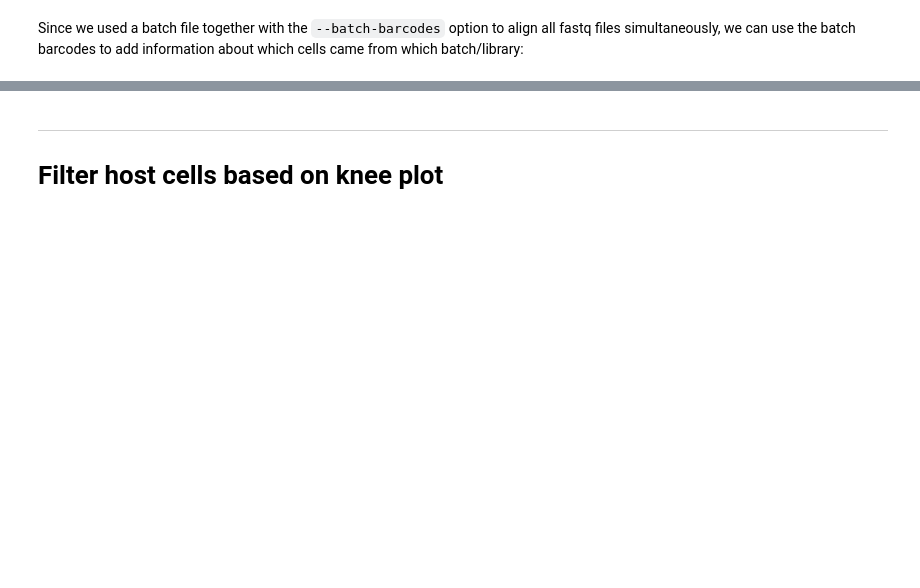
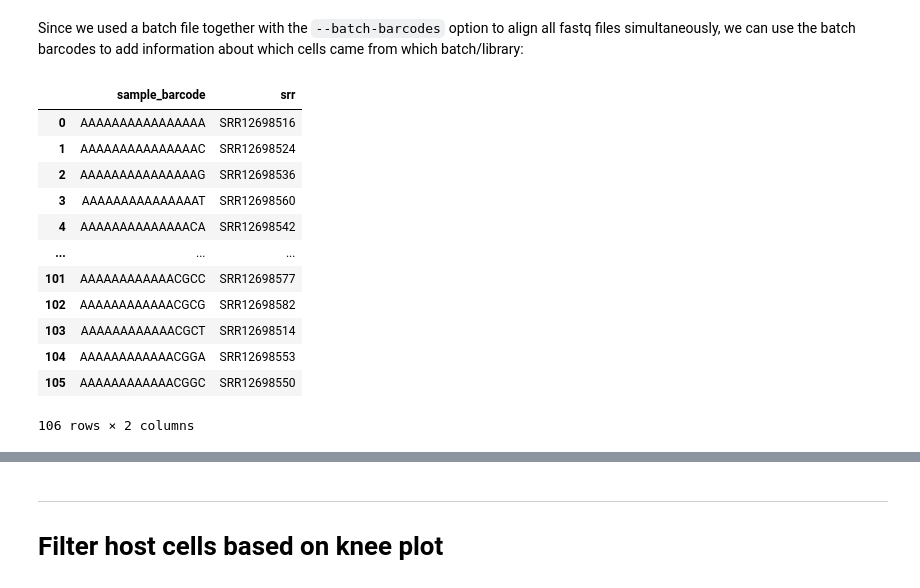
Before and after one commit to pachterlab/LSCHWCP_2023, a Jupyter notebook: Notebooks/Supp_Fig_3/Supp_Fig_3abc/1_host_QC.ipynb, the cells around one changed output, grey strips where cells are left out. Drawn from its saved outputs; the diff is of its cells as text; code cells hidden in the pictures; blank space fills up the shorter version.

```diff
--- a/Notebooks/Supp_Fig_3/Supp_Fig_3abc/1_host_QC.ipynb
+++ b/Notebooks/Supp_Fig_3/Supp_Fig_3abc/1_host_QC.ipynb
@@ -60,18 +83,32 @@ host_adata.obs["sample_barcode"] = [bc[-16:] for bc in sample_barcodes]
 # %%
 # Create barcode to sample lookup
 bc2sample_df = pd.DataFrame()
 
-b_file = open("/content/host_alignment_results/host_canine/matrix.sample.barcodes")
+b_file = open("/content/host_alignment_results/matrix.sample.barcodes")
 barcodes = b_file.read().splitlines()
 b_file.close()
 
-s_file = open("/content/host_alignment_results/host_canine/matrix.cells")
+s_file = open("/content/host_alignment_results/matrix.cells")
 samples = s_file.read().splitlines()
 s_file.close()
 
 bc2sample_df["sample_barcode"] = barcodes
 bc2sample_df["srr"] = samples
 bc2sample_df
+# %% [output]
+|  | sample_barcode | srr |
+| 0 | AAAAAAAAAAAAAAAA | SRR12698516 |
+| 1 | AAAAAAAAAAAAAAAC | SRR12698524 |
+| 2 | AAAAAAAAAAAAAAAG | SRR12698536 |
+| 3 | AAAAAAAAAAAAAAAT | SRR12698560 |
+| 4 | AAAAAAAAAAAAAACA | SRR12698542 |
+| ... | ... | ... |
+| 101 | AAAAAAAAAAAACGCC | SRR12698577 |
+| 102 | AAAAAAAAAAAACGCG | SRR12698582 |
+| 103 | AAAAAAAAAAAACGCT | SRR12698514 |
+| 104 | AAAAAAAAAAAACGGA | SRR12698553 |
+| 105 | AAAAAAAAAAAACGGC | SRR12698550 |
+106 rows × 2 columns
 # %%
 host_adata.obs["barcode"] = host_adata.obs.index.values
 host_adata.obs = host_adata.obs.merge(bc2sample_df, on="sample_barcode", how="left").set_index("barcode", drop=False)
```
Also changed, not shown: parts of 21 cells of this notebook.
